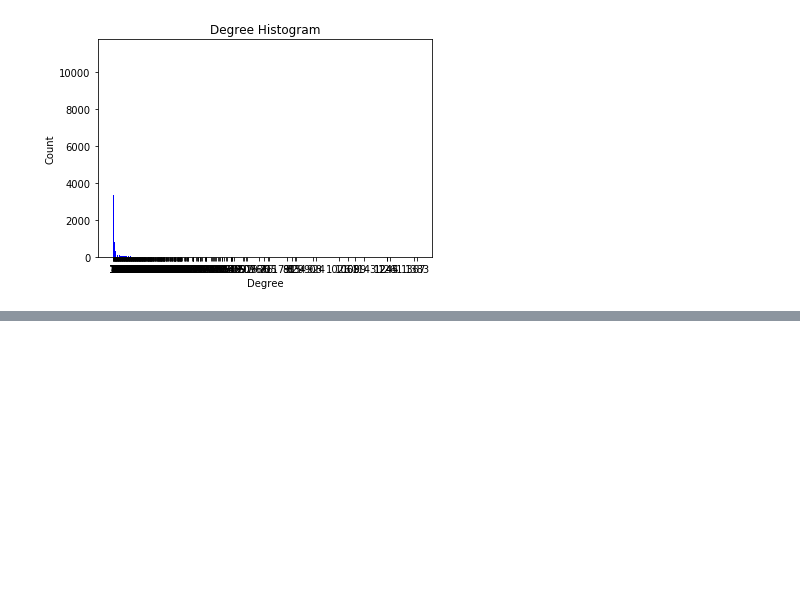
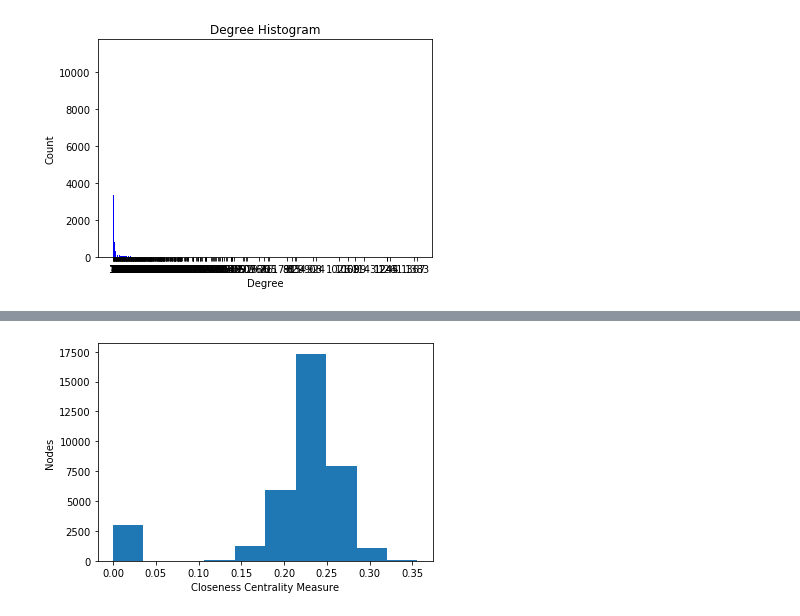
Before and after one commit to acquayefrank/na-enron-emails, a Jupyter notebook: Network Analysis of Enron Emails.ipynb, the cells around one changed output, grey strips where cells are left out. Saved outputs shown, nothing was run; the diff lists cells and outputs as text; code cells hidden in the pictures; blank space fills up the shorter version.

```diff
--- a/Network Analysis of Enron Emails.ipynb
+++ b/Network Analysis of Enron Emails.ipynb
@@ -144,0 +174,9 @@ betweeness = nx.betweenness_centrality(G)
+# %%
+# Plot a histogram of the closeness centrality distribution of the graph.
+plt.figure()
+plt.hist(list(Out[22].values()))
+plt.xlabel("Closeness Centrality Measure")
+plt.ylabel("Nodes")
+plt.show()
+# %% [output]
+[figure, added]
```
Also changed, not shown: parts of 11 cells of this notebook.
